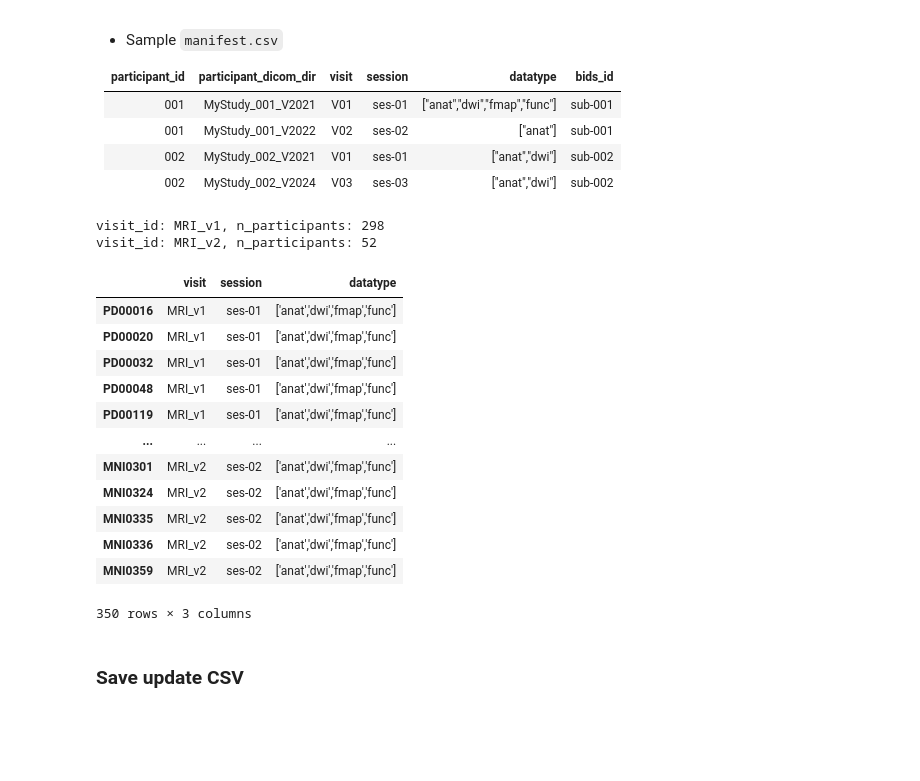
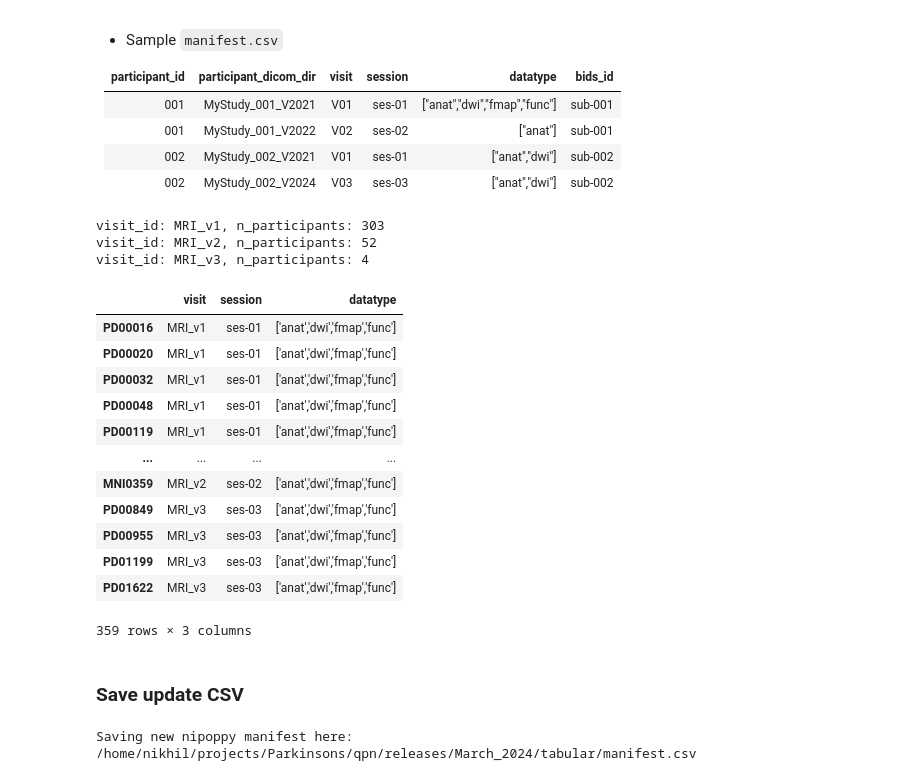
Before and after one commit to nipoppy/nipoppy, a Jupyter notebook: nipoppy/notebooks/manifest.ipynb, the cells around one changed output. Saved outputs shown, nothing was run; the diff lists cells and outputs as text; code cells hidden in the pictures; blank space fills up the shorter version.

Commit message:
fixed manifest to include missing PSP subjects currently in BIDS on disk

```diff
--- a/nipoppy/notebooks/manifest.ipynb
+++ b/nipoppy/notebooks/manifest.ipynb
@@ -121,13 +136,22 @@ suivi_df
 # explicitely set 0 to nan to avoid origin issues (date: 0 is 1970-01-01)
 suivi_df["IRM01_date"] = suivi_df["IRM01_date"].replace(0, np.nan)
 suivi_df["IRM02_date"] = suivi_df["IRM02_date"].replace(0, np.nan)
+suivi_df["IRM03_date"] = suivi_df["IRM03_date"].replace(0, np.nan)
 
 suivi_df["IRM01_date"] = pd.to_datetime(suivi_df["IRM01_date"], errors="coerce")
 suivi_df["IRM02_date"] = pd.to_datetime(suivi_df["IRM02_date"], errors="coerce")
+suivi_df["IRM03_date"] = pd.to_datetime(suivi_df["IRM03_date"], errors="coerce")
 
 # Check visit orders
 suivi_df["visit_interval (V2-V1) in days"] = suivi_df["IRM02_date"] - suivi_df["IRM01_date"]
 suivi_df["visit_interval (V2-V1) in days"] = suivi_df["visit_interval (V2-V1) in days"].dt.days
-visits_wit_wrong_order_df = suivi_df[suivi_df["visit_interval (V2-V1) in days"] < 0]
+suivi_df["visit_interval (V3-V2) in days"] = suivi_df["IRM03_date"] - suivi_df["IRM02_date"]
+suivi_df["visit_interval (V3-V2) in days"] = suivi_df["visit_interval (V3-V2) in days"].dt.days
+
+
+visits_wit_wrong_order_df = suivi_df[(suivi_df["visit_interval (V2-V1) in days"] < 0) |
+                                     (suivi_df["visit_interval (V3-V2) in days"] < 0)]
+
+
 print(f"Participants with wrong visit order: ({len(visits_wit_wrong_order_df)}) :{visits_wit_wrong_order_df['participant_id'].values}")
 # %% [output]
@@ -139,10 +170,15 @@ This is based on a valid date for MRI visit
 total_partcipants_additions = list(set(nipoppy_participants_current) - set(nipoppy_participants_previous))
 print(f"number of new participants: {len(total_partcipants_additions)}")
 
-MRI_v1_participants = suivi_df[(suivi_df["IRM01_PD"] == 1) | (suivi_df["IRM01_CTRL"] == 1) | (suivi_df["IRM01_RBD"] == 1)]["participant_id"].dropna().unique()
-MRI_v2_participants = suivi_df[(suivi_df["IRM02_PD"] == 1) | (suivi_df["IRM02_CTRL"] == 1) | (suivi_df["IRM02_RBD"] == 1)]["participant_id"].dropna().unique()
+MRI_v1_participants = suivi_df[(suivi_df["IRM01_PD"] == 1) | (suivi_df["IRM01_CTRL"] == 1) |
+                               (suivi_df["IRM01_RBD"] == 1) | (suivi_df["IRM01_OTHER"] == 1)]["participant_id"].dropna().unique()
+MRI_v2_participants = suivi_df[(suivi_df["IRM02_PD"] == 1) | (suivi_df["IRM02_CTRL"] == 1) |
+                               (suivi_df["IRM02_RBD"] == 1) | (suivi_df["IRM02_OTHER"] == 1)]["participant_id"].dropna().unique()
+MRI_v3_participants = suivi_df[(suivi_df["IRM03_PD"] == 1) | (suivi_df["IRM03_CTRL"] == 1) |
+                                (suivi_df["IRM03_RBD"] == 1) | (suivi_df["IRM03_OTHER"] == 1)]["participant_id"].dropna().unique()
 
-visit_participant_dict = {"MRI_v1": MRI_v1_participants, "MRI_v2": MRI_v2_participants}
 
-print(f"MRI_v1_participants: {len(MRI_v1_participants)}, MRI_v2_participants: {len(MRI_v2_participants)}")
+visit_participant_dict = {"MRI_v1": MRI_v1_participants, "MRI_v2": MRI_v2_participants, "MRI_v3": MRI_v3_participants}
+
+print(f"MRI_v1_participants: {len(MRI_v1_participants)}, MRI_v2_participants: {len(MRI_v2_participants)}, MRI_v3_participants: {len(MRI_v3_participants)}")
 # %% [output]
@@ -164,49 +200,52 @@ MRI_v1_participants: 298, MRI_v2_participants: 52
 | 002            | MyStudy_002_V2024      | V03   | ses-03  | ["anat","dwi"]               | sub-002 |
 # %%
 visit_labels = visit_participant_dict.keys()
-visit_session_dict = {"MRI_v1": "ses-01", "MRI_v2": "ses-02"}
+visit_session_dict = {"MRI_v1": "ses-01", "MRI_v2": "ses-02", "MRI_v3": "ses-03"}
 
 manifest_cols = ["visit","session","datatype"]
 avail_datatypes = "['anat','dwi','fmap','func']"
 
 current_manifest_df = pd.DataFrame()
 
 for visit_label in visit_labels:
     visit_participant_ids = visit_participant_dict[visit_label]
     print(f"visit_id: {visit_label}, n_participants: {len(visit_participant_ids)}")
 
     _df = pd.DataFrame(index=visit_participant_ids, columns=manifest_cols)
 
     session = visit_session_dict[visit_label]
 
     _df.loc[visit_participant_ids,"visit"] = visit_label
     _df.loc[visit_participant_ids,"session"] = session
     _df.loc[visit_participant_ids,"datatype"] = avail_datatypes
 
     current_manifest_df = pd.concat([current_manifest_df, _df], axis=0)
 
 current_manifest_df
 # %% [output]
-visit_id: MRI_v1, n_participants: 298
+visit_id: MRI_v1, n_participants: 303
 visit_id: MRI_v2, n_participants: 52
+visit_id: MRI_v3, n_participants: 4
 |  | visit | session | datatype |
 | PD00016 | MRI_v1 | ses-01 | ['anat','dwi','fmap','func'] |
 | PD00020 | MRI_v1 | ses-01 | ['anat','dwi','fmap','func'] |
 | PD00032 | MRI_v1 | ses-01 | ['anat','dwi','fmap','func'] |
 | PD00048 | MRI_v1 | ses-01 | ['anat','dwi','fmap','func'] |
 | PD00119 | MRI_v1 | ses-01 | ['anat','dwi','fmap','func'] |
 | ... | ... | ... | ... |
-| MNI0301 | MRI_v2 | ses-02 | ['anat','dwi','fmap','func'] |
-| MNI0324 | MRI_v2 | ses-02 | ['anat','dwi','fmap','func'] |
-| MNI0335 | MRI_v2 | ses-02 | ['anat','dwi','fmap','func'] |
-| MNI0336 | MRI_v2 | ses-02 | ['anat','dwi','fmap','func'] |
 | MNI0359 | MRI_v2 | ses-02 | ['anat','dwi','fmap','func'] |
+| PD00849 | MRI_v3 | ses-03 | ['anat','dwi','fmap','func'] |
+| PD00955 | MRI_v3 | ses-03 | ['anat','dwi','fmap','func'] |
+| PD01199 | MRI_v3 | ses-03 | ['anat','dwi','fmap','func'] |
+| PD01622 | MRI_v3 | ses-03 | ['anat','dwi','fmap','func'] |
-350 rows × 3 columns
+359 rows × 3 columns
 # %% [markdown]
 ### Save update CSV
 # %%
-save_current_manifest = False
+save_current_manifest = True
 if save_current_manifest:
     print(f"Saving new nipoppy manifest here: {current_manifest_csv}")
     current_manifest_df = current_manifest_df.reset_index().rename(columns={"index":"participant_id"})
     current_manifest_df.to_csv(current_manifest_csv,index=None)
+# %% [output]
+Saving new nipoppy manifest here: /home/nikhil/projects/Parkinsons/qpn/releases/March_2024/tabular/manifest.csv
```
Also changed, not shown: parts of 7 cells of this notebook, 2 other files.
